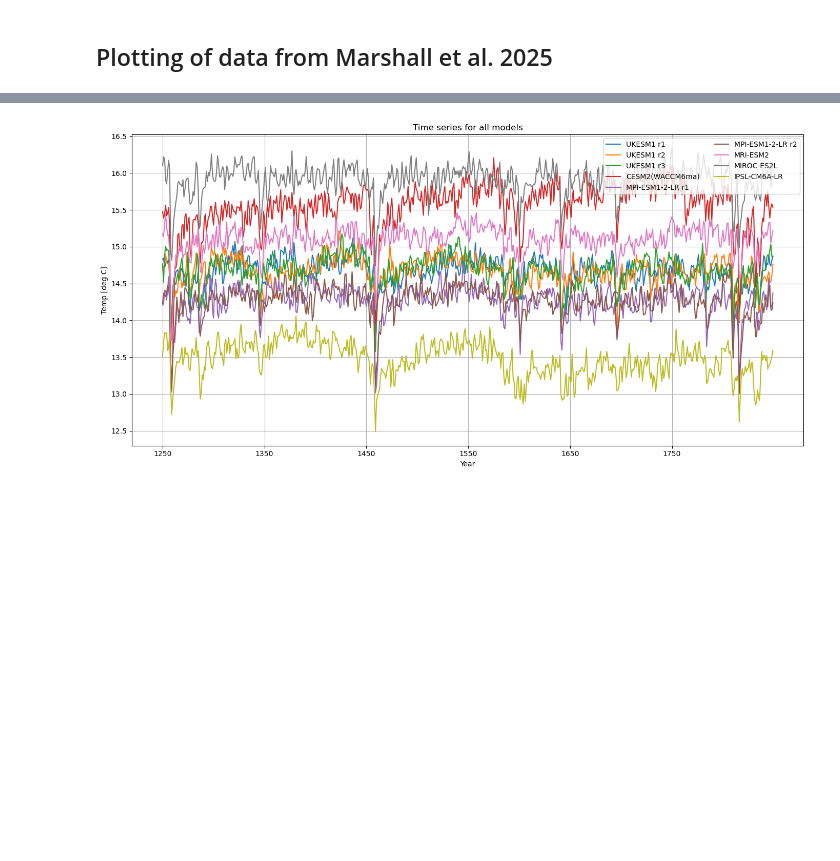
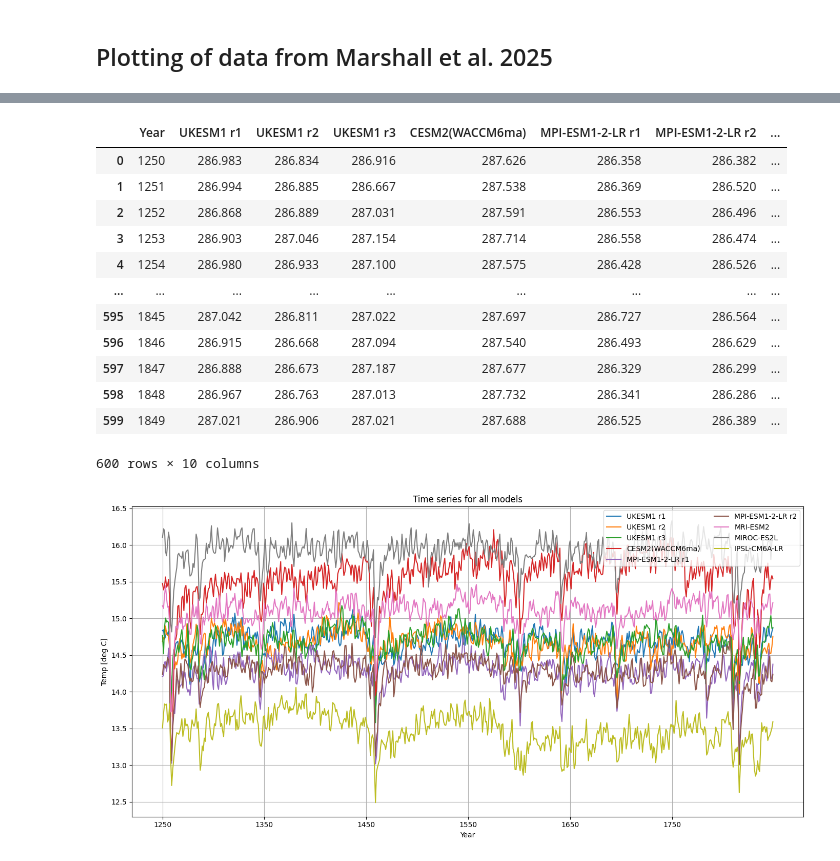
Before and after one commit to EliHHogemo/lia, a Jupyter notebook: marshalletal_data-checkpoint.ipynb, the cells around one changed output, grey strips where cells are left out. Saved outputs shown, nothing was run; the diff lists cells and outputs as text; code cells hidden in the pictures; blank space fills up the shorter version.

```diff
--- a/marshalletal_data-checkpoint.ipynb
+++ b/marshalletal_data-checkpoint.ipynb
@@ -45,5 +50,20 @@ plt.show()
 # %%
 df_TASK = pd.read_csv('Marshall_et_al_2024_Data_TASK_Global.csv', sep=',')
+df_TASK
+# %% [output]
+|  | Year | UKESM1 r1 | UKESM1 r2 | UKESM1 r3 | CESM2(WACCM6ma) | MPI-ESM1-2-LR r1 | MPI-ESM1-2-LR r2 | ... |
+| 0 | 1250 | 286.983 | 286.834 | 286.916 | 287.626 | 286.358 | 286.382 | ... |
+| 1 | 1251 | 286.994 | 286.885 | 286.667 | 287.538 | 286.369 | 286.520 | ... |
+| 2 | 1252 | 286.868 | 286.889 | 287.031 | 287.591 | 286.553 | 286.496 | ... |
+| 3 | 1253 | 286.903 | 287.046 | 287.154 | 287.714 | 286.558 | 286.474 | ... |
+| 4 | 1254 | 286.980 | 286.933 | 287.100 | 287.575 | 286.428 | 286.526 | ... |
+| ... | ... | ... | ... | ... | ... | ... | ... | ... |
+| 595 | 1845 | 287.042 | 286.811 | 287.022 | 287.697 | 286.727 | 286.564 | ... |
+| 596 | 1846 | 286.915 | 286.668 | 287.094 | 287.540 | 286.493 | 286.629 | ... |
+| 597 | 1847 | 286.888 | 286.673 | 287.187 | 287.677 | 286.329 | 286.299 | ... |
+| 598 | 1848 | 286.967 | 286.763 | 287.013 | 287.732 | 286.341 | 286.286 | ... |
+| 599 | 1849 | 287.021 | 286.906 | 287.021 | 287.688 | 286.525 | 286.389 | ... |
+600 rows × 10 columns
 # %%
 plt.style.use('default')
 
```
Also changed, not shown: parts of 9 cells of this notebook.
